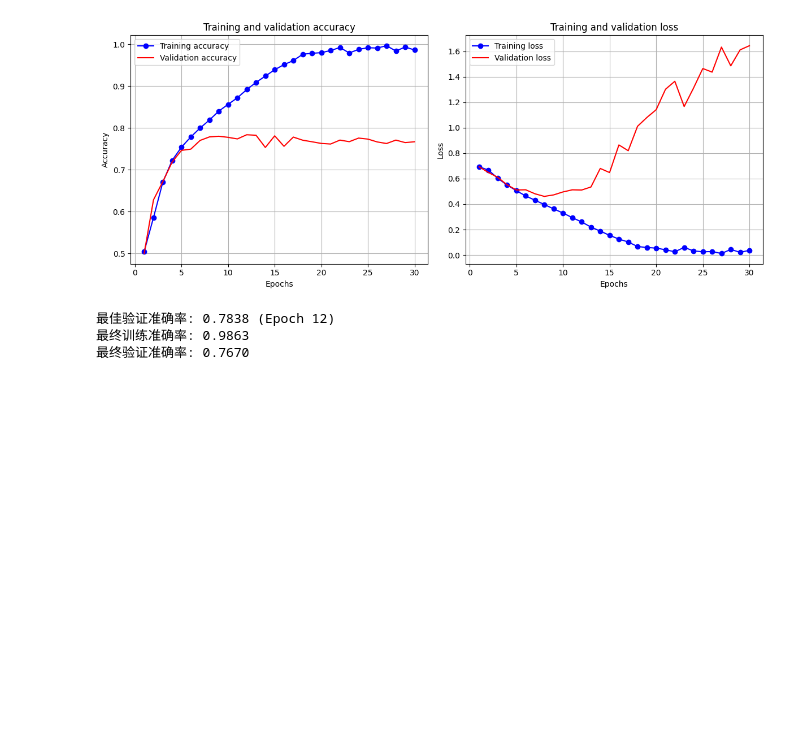
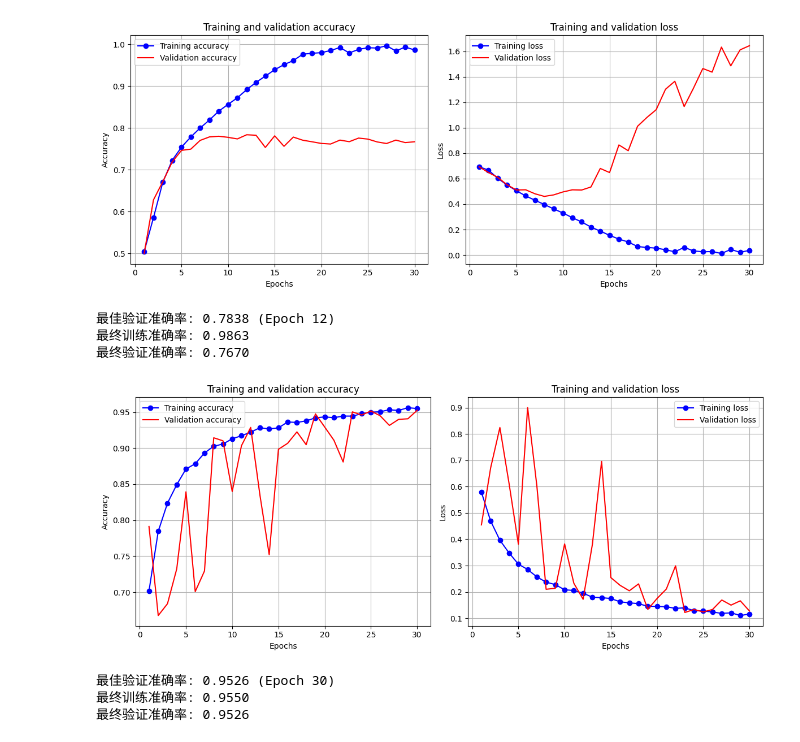
Before and after one commit to YuheBaii/Project2_Classification, a Jupyter notebook: 1.ipynb, the cells around one changed output. Saved outputs shown, nothing was run; the diff lists cells and outputs as text; code cells hidden in the pictures; blank space fills up the shorter version.

```diff
--- a/1.ipynb
+++ b/1.ipynb
@@ -51,3 +51,54 @@ print(f"最终验证准确率: {val_accuracy[-1]:.4f}")
 最佳验证准确率: 0.7838 (Epoch 12)
 最终训练准确率: 0.9863
 最终验证准确率: 0.7670
+# %%
+import json
+import matplotlib.pyplot as plt
+
+# 加载 history 数据
+history_path = "experiments/2025-10-26_14-51-41_dogs_vs_cats_cnn_bn/history.json"
+with open(history_path, "r") as f:
+    history = json.load(f)
+
+# 提取数据
+accuracy = history["accuracy"]
+val_accuracy = history["val_accuracy"]
+loss = history["loss"]
+val_loss = history["val_loss"]
+epochs = range(1, len(accuracy) + 1)
+
+# 绘制准确率曲线
+plt.figure(figsize=(12, 5))
+
+plt.subplot(1, 2, 1)
+plt.plot(epochs, accuracy, "bo-", label="Training accuracy")
+plt.plot(epochs, val_accuracy, "r-", label="Validation accuracy")
+plt.title("Training and validation accuracy")
+plt.xlabel("Epochs")
+plt.ylabel("Accuracy")
+plt.legend()
+plt.grid(True)
+
+# 绘制损失曲线
+plt.subplot(1, 2, 2)
+plt.plot(epochs, loss, "bo-", label="Training loss")
+plt.plot(epochs, val_loss, "r-", label="Validation loss")
+plt.title("Training and validation loss")
+plt.xlabel("Epochs")
+plt.ylabel("Loss")
+plt.legend()
+plt.grid(True)
+
+plt.tight_layout()
+plt.show()
+
+# 打印最佳结果
+best_val_acc_epoch = val_accuracy.index(max(val_accuracy)) + 1
+print(f"\n最佳验证准确率: {max(val_accuracy):.4f} (Epoch {best_val_acc_epoch})")
+print(f"最终训练准确率: {accuracy[-1]:.4f}")
+print(f"最终验证准确率: {val_accuracy[-1]:.4f}")
+# %% [output]
+[figure, added]
+最佳验证准确率: 0.9526 (Epoch 30)
+最终训练准确率: 0.9550
+最终验证准确率: 0.9526
```
Also changed, not shown: 18 other files.
